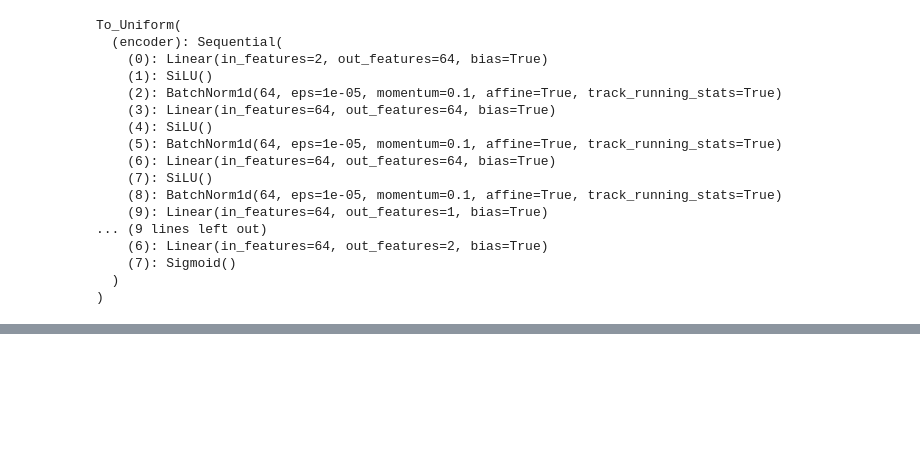
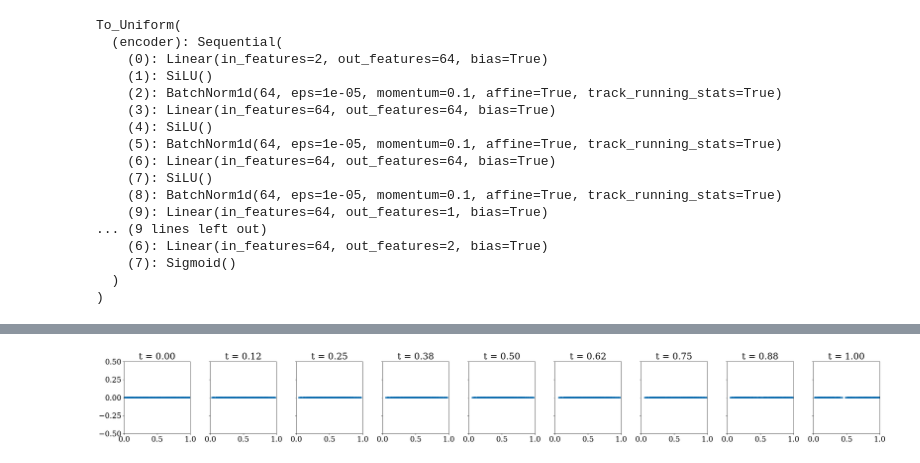
Before and after one commit to tayfununal/Uniform-Autoencoder-with-Latent-Flow-Matching, a Jupyter notebook: UAE-with-LFM/LFM_training/moon.ipynb, the cells around one changed output, grey strips where cells are left out. Saved outputs shown, nothing was run; the diff lists cells and outputs as text; code cells hidden in the pictures; blank space fills up the shorter version.

```diff
--- a/UAE-with-LFM/LFM_training/moon.ipynb
+++ b/UAE-with-LFM/LFM_training/moon.ipynb
@@ -31,7 +53,7 @@ plt.rcParams['font.serif'] = ['Times New Roman']
 # Hyper-Parameters & Settings
 
 dataset_size = 5000
-batch_size = 250
+batch_size = 100
 # %%
 # Dataset
 train_dataset = MoonDataset(mode='train', n_samples=dataset_size)
@@ -146,3 +225,32 @@ np.savetxt("results/losses.csv",
            delimiter=",",
            header="train_loss,val_loss",
            comments="")
+# %%
+# Dataset
+test_dataset = MoonDataset(mode='test', n_samples=dataset_size)
+
+# DataLoader
+test_loader = DataLoader(test_dataset, batch_size=len(test_dataset), shuffle=False)
+# %%
+x_test, _ = test_dataset[:]
+
+x_uniform = torch.rand(len(x_test), 1)
+n_steps = 8
+fig, axes = plt.subplots(1, n_steps + 1, figsize=(30, 4), sharex=True, sharey=True)
+time_steps = torch.linspace(0, 1.0, n_steps + 1)
+
+axes[0].scatter(x_uniform.detach().numpy(), np.zeros_like(x_uniform.detach().numpy()),s=10)
+axes[0].set_title(f't = {time_steps[0]:.2f}')
+axes[0].set_xlim(0.0, 1.0)
+axes[0].set_ylim(-0.5, 0.5)
+
+for i in range(n_steps):
+    x_uniform = flow.step(x_t=x_uniform, t_start=time_steps[i], t_end=time_steps[i + 1])
+    axes[i + 1].scatter(x_uniform.detach().numpy(), np.zeros_like(x_uniform.detach().numpy()), s=10)
+    axes[i + 1].set_title(f't = {time_steps[i + 1]:.2f}')
+
+plt.tight_layout()
+plt.savefig("/content/Uniform-Autoencoder-with-Latent-Flow-Matching/UAE-with-LFM/results/moon/moon_FM_latent_result_along_time.pdf")
+plt.show()
+# %% [output]
+[figure, added]
```
Also changed, not shown: parts of 9 cells of this notebook.
